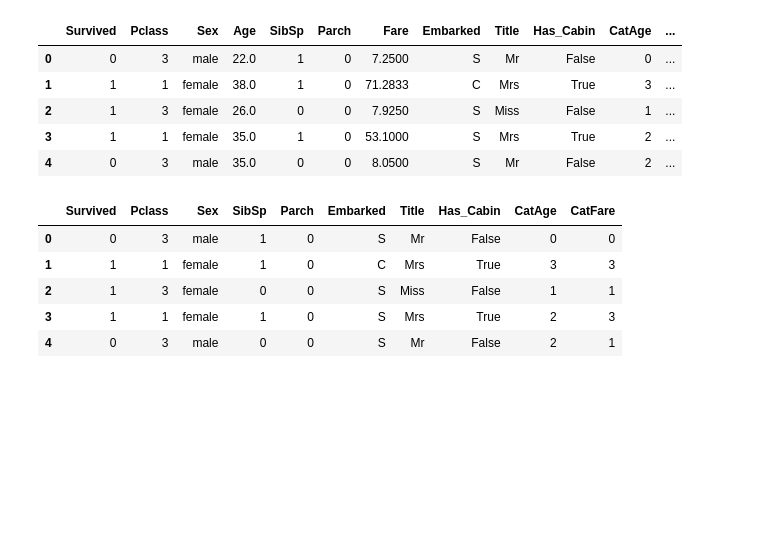
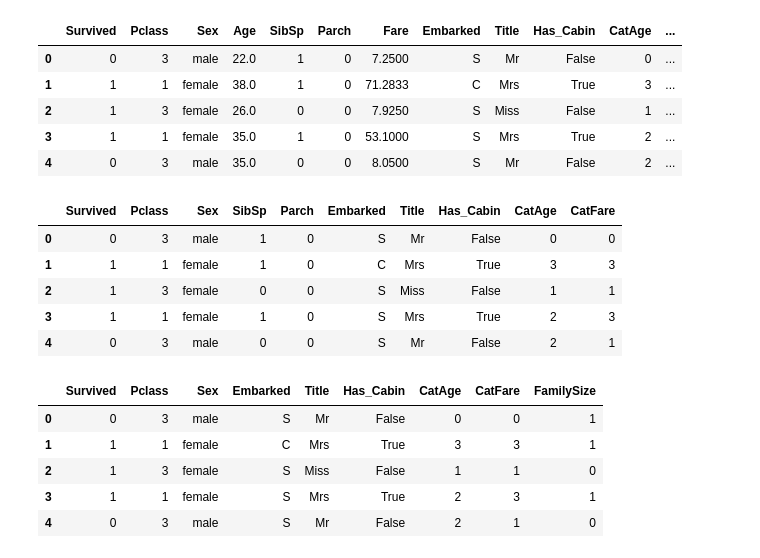
Before and after one commit to PTson2207/Engineer-Selection, a Jupyter notebook: FE_titanic.ipynb, the cells around one changed output. Saved outputs shown, nothing was run; the diff lists cells and outputs as text; code cells hidden in the pictures; blank space fills up the shorter version.

```diff
--- a/FE_titanic.ipynb
+++ b/FE_titanic.ipynb
@@ -172,0 +176,10 @@ df.head()
+# %%
+df = df.drop(['SibSp', 'Parch'], axis=1)
+df.head()
+# %% [output]
+|  | Survived | Pclass | Sex | Embarked | Title | Has_Cabin | CatAge | CatFare | FamilySize |
+| 0 | 0 | 3 | male | S | Mr | False | 0 | 0 | 1 |
+| 1 | 1 | 1 | female | C | Mrs | True | 3 | 3 | 1 |
+| 2 | 1 | 3 | female | S | Miss | False | 1 | 1 | 0 |
+| 3 | 1 | 1 | female | S | Mrs | True | 2 | 3 | 1 |
+| 4 | 0 | 3 | male | S | Mr | False | 2 | 1 | 0 |
```
Also changed, not shown: parts of 3 cells of this notebook.
